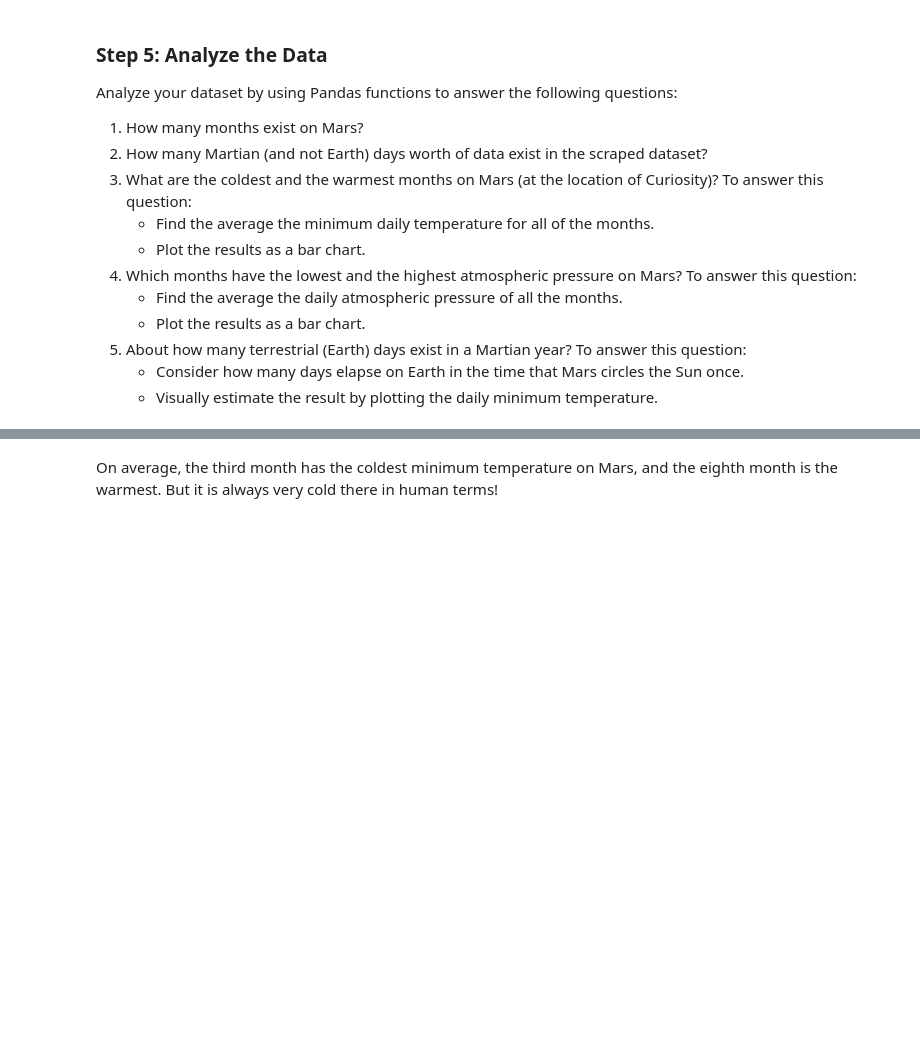
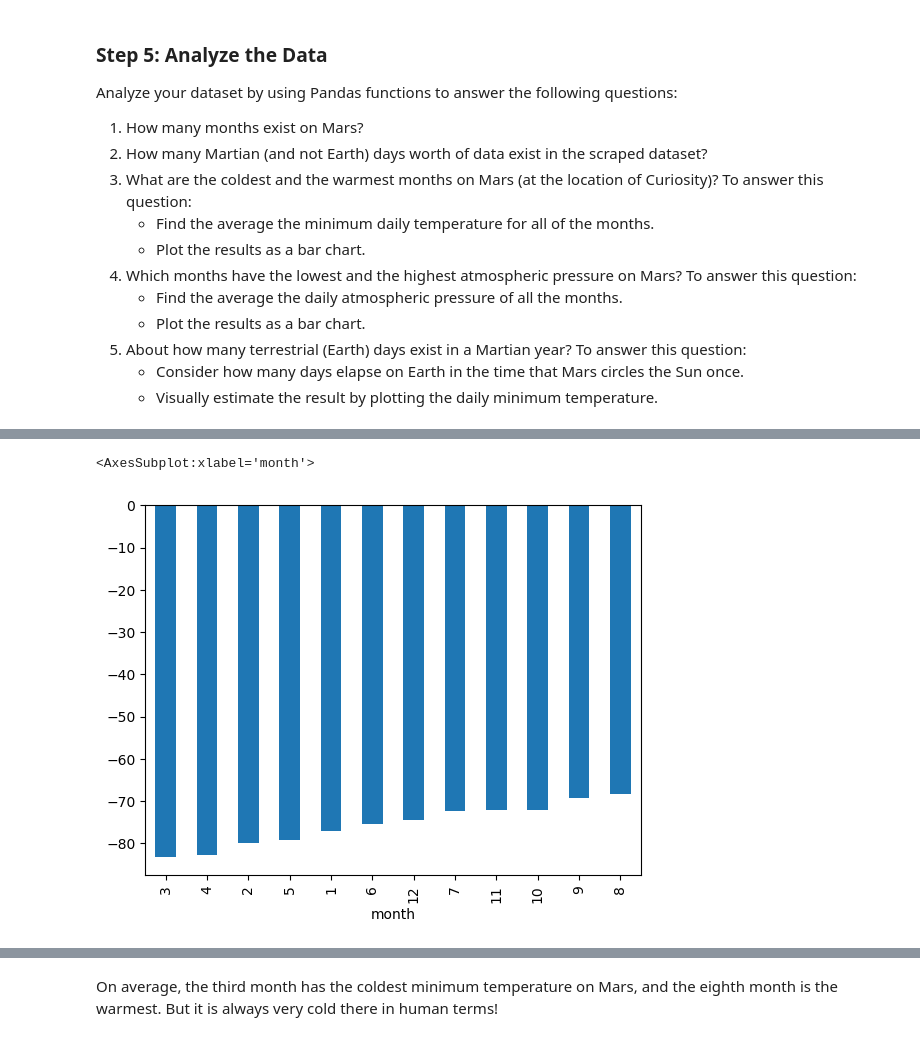
Before and after one commit to edwardAugust/html-scrape-challenge, a Jupyter notebook: Starter_Code/part_2_mars_weather.ipynb, the cells around one changed output, grey strips where cells are left out. Cells and saved outputs as stored; diff of their text form; code cells hidden in the pictures; blank space fills up the shorter version.

```diff
--- a/Starter_Code/part_2_mars_weather.ipynb
+++ b/Starter_Code/part_2_mars_weather.ipynb
@@ -204,4 +237,8 @@ Analyze your dataset by using Pandas functions to answer the following questions
 # %%
 # Identify the coldest and hottest months in Curiosity's location
+averageLow.sort_values().plot.bar()
+# %% [output]
+<AxesSubplot:xlabel='month'>
+[figure, added]
 # %%
 # 4. Average pressure by Martian month
```
Also changed, not shown: parts of 14 cells of this notebook, 2 other files.
